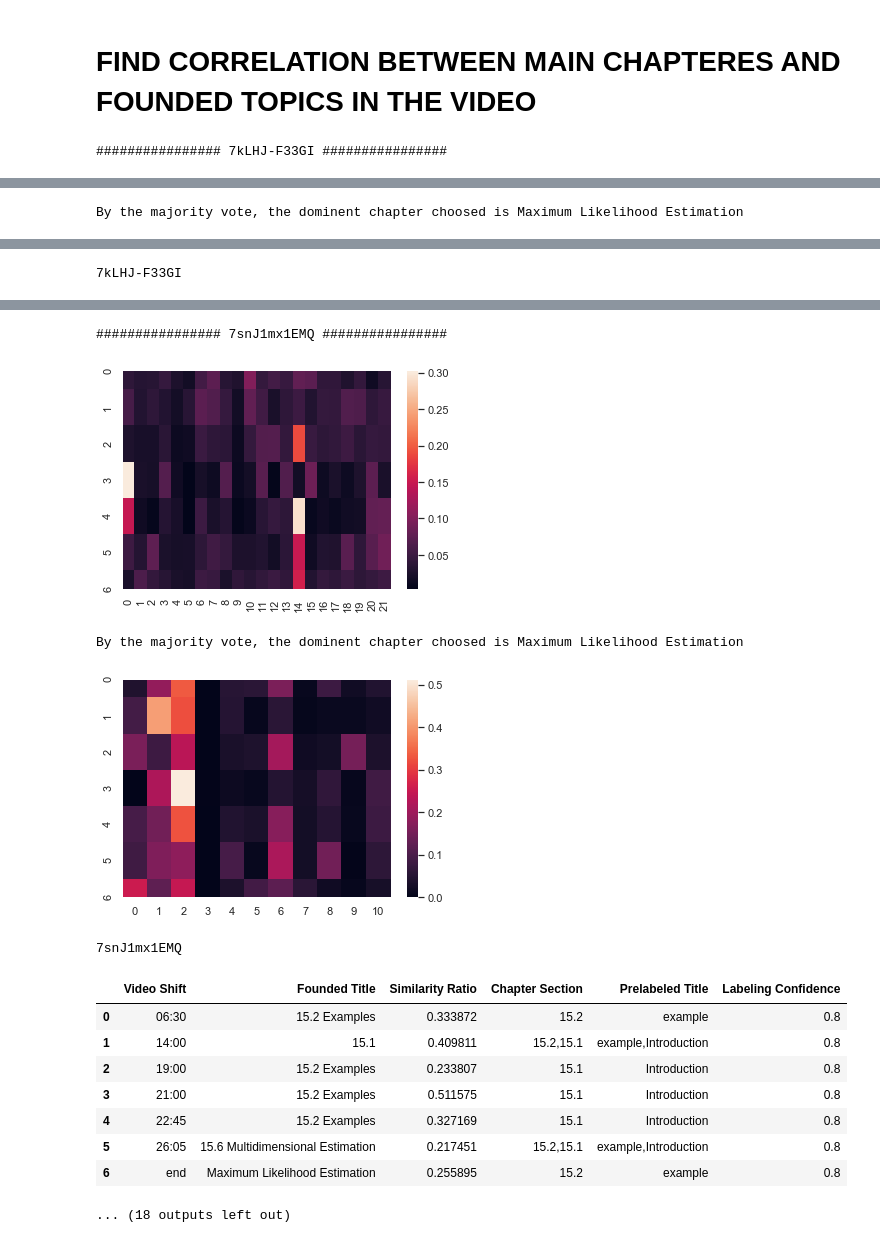
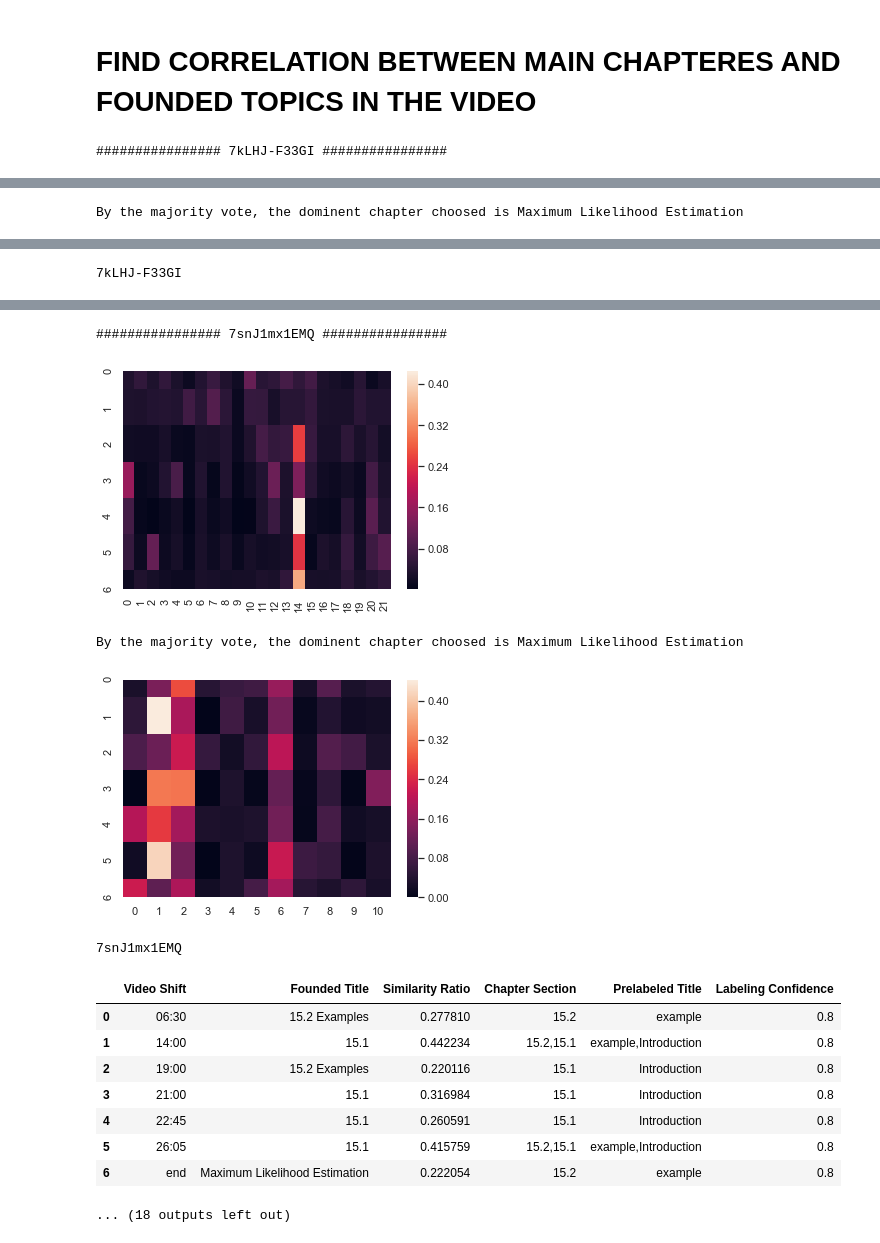
Before and after one commit to yanivohayon8/CLMN7-DSC-PROJECT, a Jupyter notebook: poc/16-book-labeling-groundbase-with-phrasers-and-adv-pronoun.ipynb, the cells around one changed output, grey strips where cells are left out. Saved outputs shown, nothing was run; the diff lists cells and outputs as text; code cells hidden in the pictures.

Commit message:
using stemming

```diff
--- a/poc/16-book-labeling-groundbase-with-phrasers-and-adv-pronoun.ipynb
+++ b/poc/16-book-labeling-groundbase-with-phrasers-and-adv-pronoun.ipynb
@@ -62,7 +63,8 @@ for vid in videos_ids:
         paper_content[doc_name] = find_content(f_read[doc_name],
                                                full_text,
                                                font_sizes,
-                                               docxs_chapter_keyword[doc_name])
+                                               docxs_chapter_keyword[doc_name],
+                                              lemmatizing=lemmatizing_method)
 # %%
 """#transcript_filespath
 #videos_ids
@@ -166,7 +168,7 @@ for vid in videos_ids:
     print(vid)
     print(groundbase)
     print(transcripts[-1])
-    block_handler = CreateBlocks(transcripts)
+    block_handler = CreateBlocks(transcripts,lemmatizing=lemmatizing_method)
     block_as_topics = block_handler.partion_by_timestamp(groundbase)
     vid_words = [list(blk) for blk in block_as_topics]
     groundbase.append('end')
@@ -323,21 +308,33 @@ def find_top_words_of_topic(topic_words,chapter_titles=None):
 from nltk.corpus import stopwords
 from gensim.utils import simple_preprocess
 import spacy
+from nltk.stem import PorterStemmer
 stop_words = stopwords.words('english')
 nlp = spacy.load('en',disable=['parser','ner'])
-allowed_postags=['NOUN', 'ADJ', 'VERB','PROPN','ADV']#['NOUN', 'ADJ', 'VERB','ADV']#['NOUN', 'ADJ', 'VERB','PROPN']#['NOUN', 'ADJ', 'VERB'] #['NOUN', 'ADJ', 'VERB','PROPN','ADV']
+allowed_postags=['NOUN', 'ADJ', 'VERB','PROPN','ADV']#['NOUN', 'ADJ', 'VERB','ADV']#['NOUN', 'ADJ', 'VERB','PROPN']# #['NOUN', 'ADJ', 'VERB']
+porter = PorterStemmer()
 # %%
-def emphasize_title(doc_name,book_chapters,titles,factor_enrich = 20):
+def emphasize_title(doc_name,book_chapters,titles,factor_enrich = 20,lemmatizing = "lemma"):
     chapters_enriched = book_chapters[:]
 
     for index,tl in enumerate(titles):
         tl_text_no_punc = simple_preprocess(tl,deacc=True)
         tokenized_text_non_stop_words = [ word for word in tl_text_no_punc
                                          if word not in stop_words]
-        text_non_stop_words = ' '.join(tokenized_text_non_stop_words)
+        """text_non_stop_words = ' '.join(tokenized_text_non_stop_words)
         tokenized_lemmas = nlp(text_non_stop_words)
         tokenized_lemmas = [token.lemma_ for token in tokenized_lemmas \
-                            if token.pos_ in allowed_postags]
+                            if token.pos_ in allowed_postags]"""
+
+        if lemmatizing == "stemm":
+            tokenized_lemmas = [porter.stem(w) for w in tokenized_text_non_stop_words]
+        else:
+            text_non_stop_words = ' '.join(tokenized_text_non_stop_words)
+            tokenized_lemmas = nlp(text_non_stop_words)
+            tokenized_lemmas = [token.lemma_ for token in tokenized_lemmas \
+                                if token.pos_ in allowed_postags]
+
+
 
         tokenized_lemmas_ph = '_'.join(tokenized_lemmas)#reduce(lambda acc,x: acc+x,
         #print('tokenized_lemmas_ph %s' %(tokenized_lemmas_ph))
@@ -585,7 +582,8 @@ for vid in videos_ids:
     dom_subsec_titles = [paper_content[paper_name]['titles'][tl]
                          for tl in paper_sec_within_main_indexes[paper_name][dom_main_cha_index]]
 
-    dom_subsec_text = emphasize_title(paper_name,dom_subsec_text,dom_subsec_titles)
+    dom_subsec_text = emphasize_title(paper_name,dom_subsec_text,
+                                      dom_subsec_titles,lemmatizing = lemmatizing_method)
 
     subsec_matching_topic,correlation = get_topic_chapter_corr_tfidf(paper_name,
                                  dom_subsec_text,
@@ -617,14 +615,14 @@ By the majority vote, the dominent chapter choosed is Maximum Likelihood Estimat
 ################ 7snJ1mx1EMQ ################
-[figure, old version]
+[figure, new version]
 By the majority vote, the dominent chapter choosed is Maximum Likelihood Estimation
-[figure, old version]
+[figure, new version]
 7snJ1mx1EMQ
 |  | Video Shift | Founded Title | Similarity Ratio | Chapter Section | Prelabeled Title | Labeling Confidence |
-| 0 | 06:30 | 15.2 Examples | 0.333872 | 15.2 | example | 0.8 |
-| 1 | 14:00 | 15.1 | 0.409811 | 15.2,15.1 | example,Introduction | 0.8 |
-| 2 | 19:00 | 15.2 Examples | 0.233807 | 15.1 | Introduction | 0.8 |
-| 3 | 21:00 | 15.2 Examples | 0.511575 | 15.1 | Introduction | 0.8 |
-| 4 | 22:45 | 15.2 Examples | 0.327169 | 15.1 | Introduction | 0.8 |
-| 5 | 26:05 | 15.6 Multidimensional Estimation | 0.217451 | 15.2,15.1 | example,Introduction | 0.8 |
-| 6 | end | Maximum Likelihood Estimation | 0.255895 | 15.2 | example | 0.8 |
+| 0 | 06:30 | 15.2 Examples | 0.277810 | 15.2 | example | 0.8 |
+| 1 | 14:00 | 15.1 | 0.442234 | 15.2,15.1 | example,Introduction | 0.8 |
+| 2 | 19:00 | 15.2 Examples | 0.220116 | 15.1 | Introduction | 0.8 |
+| 3 | 21:00 | 15.1 | 0.316984 | 15.1 | Introduction | 0.8 |
+| 4 | 22:45 | 15.1 | 0.260591 | 15.1 | Introduction | 0.8 |
+| 5 | 26:05 | 15.1 | 0.415759 | 15.2,15.1 | example,Introduction | 0.8 |
+| 6 | end | Maximum Likelihood Estimation | 0.222054 | 15.2 | example | 0.8 |
 ... (18 outputs left out)
```
Also changed, not shown: parts of 4 cells of this notebook, 3 other files.
